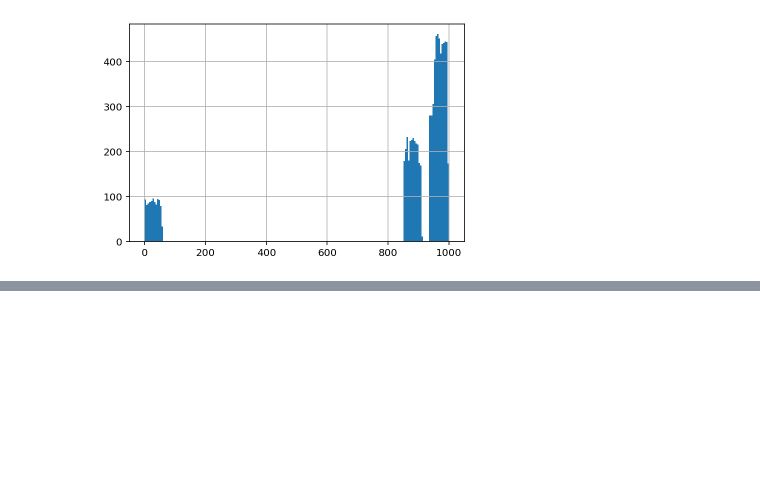
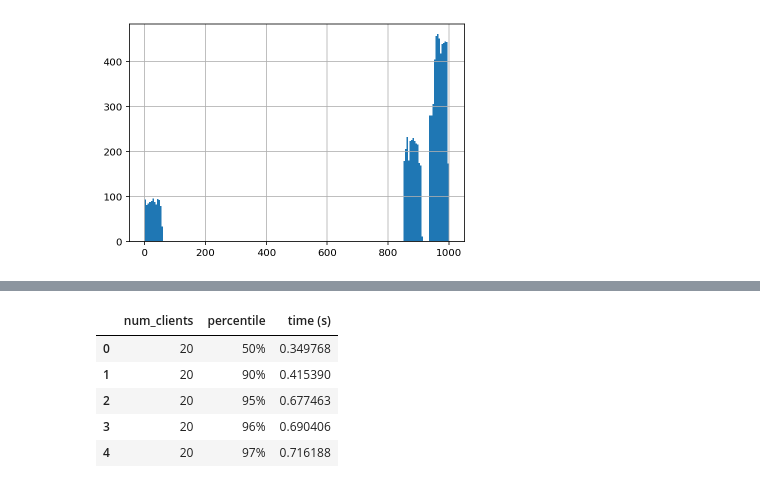
Before and after one commit to stsievert/salmon, a Jupyter notebook: performance/Load-test-v0.2.3.ipynb, the cells around one changed output, grey strips where cells are left out. Saved outputs shown, nothing was run; the diff lists cells and outputs as text; code cells hidden in the pictures; blank space fills up the shorter version.

```diff
--- a/performance/Load-test-v0.2.3.ipynb
+++ b/performance/Load-test-v0.2.3.ipynb
@@ -81,0 +59,11 @@ for k, (ax, exp) in enumerate(zip(axs, exps)):
+# %%
+import seaborn as sns
+df = pd.DataFrame(sum(summary, []))
+df.head()
+# %% [output]
+|  | num_clients | percentile | time (s) |
+| 0 | 20 | 50% | 0.349768 |
+| 1 | 20 | 90% | 0.415390 |
+| 2 | 20 | 95% | 0.677463 |
+| 3 | 20 | 96% | 0.690406 |
+| 4 | 20 | 97% | 0.716188 |
```
Also changed, not shown: parts of 5 cells of this notebook, 1 other file.
